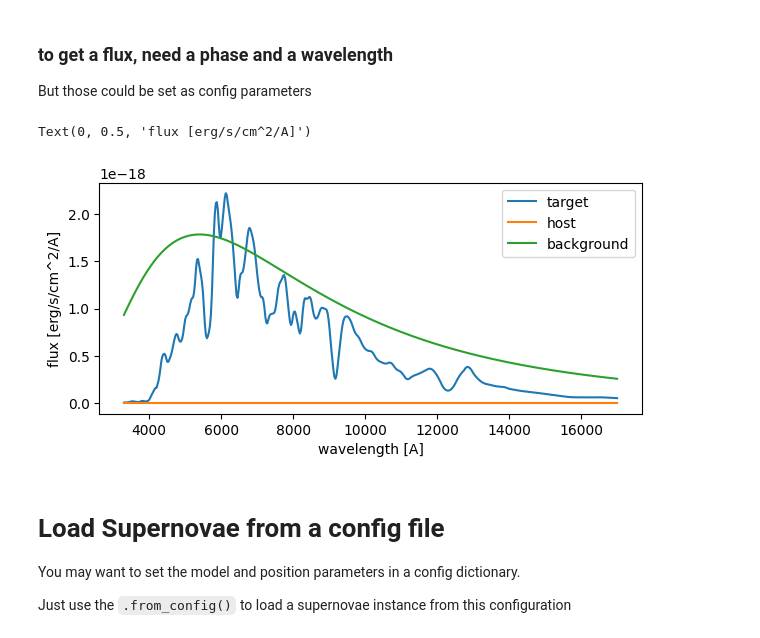
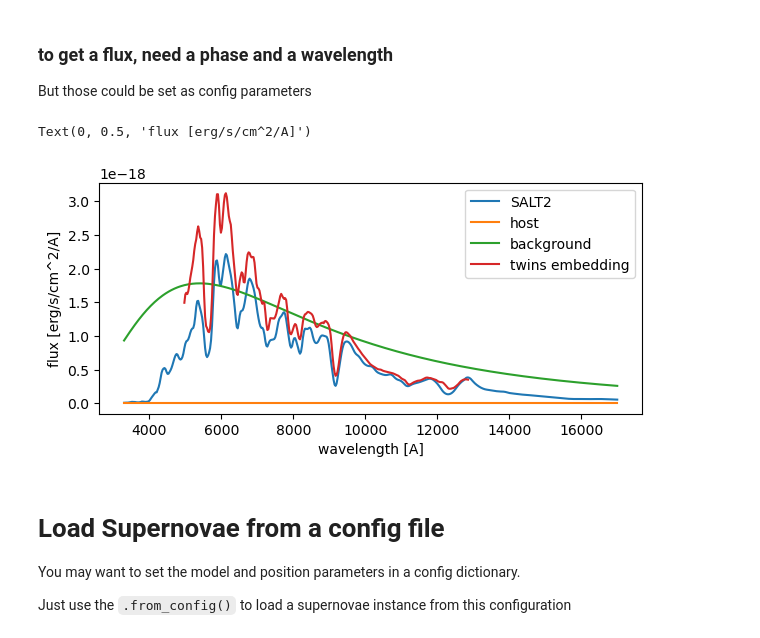
Before and after one commit to MickaelRigault/slicersim, a Jupyter notebook: docs/notebooks/buildyourown_scene.ipynb, the cells around one changed output. Saved outputs shown, nothing was run; the diff lists cells and outputs as text; code cells hidden in the pictures.

Commit message:
add twins embedding example to buildyourown_scene.ipynb

```diff
--- a/docs/notebooks/buildyourown_scene.ipynb
+++ b/docs/notebooks/buildyourown_scene.ipynb
@@ -36,0 +39,5 @@ supernovae._parse_model_kwargs_()
+# %%
+twins_embedding_parameters = dict(redshift=0.2, magnitude=0., color=0.1, coordinates=[0., -1., 0.])
+twins_embedding_supernova = pointsource.PointSource(model_func=pointsource.get_twins_embedding_flux,
+                                                    position=position,
+                                                    meta=twins_embedding_parameters)
@@ -62,3 +77,7 @@ sc.meta
   'phase': -1},
  'background': {},
  'host': None}
+# %%
+sc2 = Scene(target=twins_embedding_supernova, background=bkgd)
+sc2.update(target__phase=-1., target__redshift=0.5)
+sc2.meta
@@ -71,20 +99,23 @@ import numpy as np
 lbda = np.linspace(3_300, 17_000, 500)
 # %%
 lbda, fluxes = sc.get_stacked_spectra(lbda)
+lbda2, fluxes2 = sc2.get_stacked_spectra(lbda)
 # %%
 import matplotlib.pyplot as plt
 
 fig, ax = plt.subplots(figsize=[7,3])
-ax.plot(lbda, fluxes[0], label="target")
+ax.plot(lbda, fluxes[0], label="SALT2")
 ax.plot(lbda, fluxes[1], label="host")
 ax.plot(lbda, fluxes[2], label="background")
+
+ax.plot(lbda, fluxes2[0], label="twins embedding")
 
 ax.legend()
 ax.set_xlabel("wavelength [A]")
 ax.set_ylabel("flux [erg/s/cm^2/A]")
 # %% [output]
 Text(0, 0.5, 'flux [erg/s/cm^2/A]')
-[figure, old version]
+[figure, new version]
 # %% [markdown]
 # Load Supernovae from a config file
 
```
Also changed, not shown: parts of 3 cells of this notebook.
